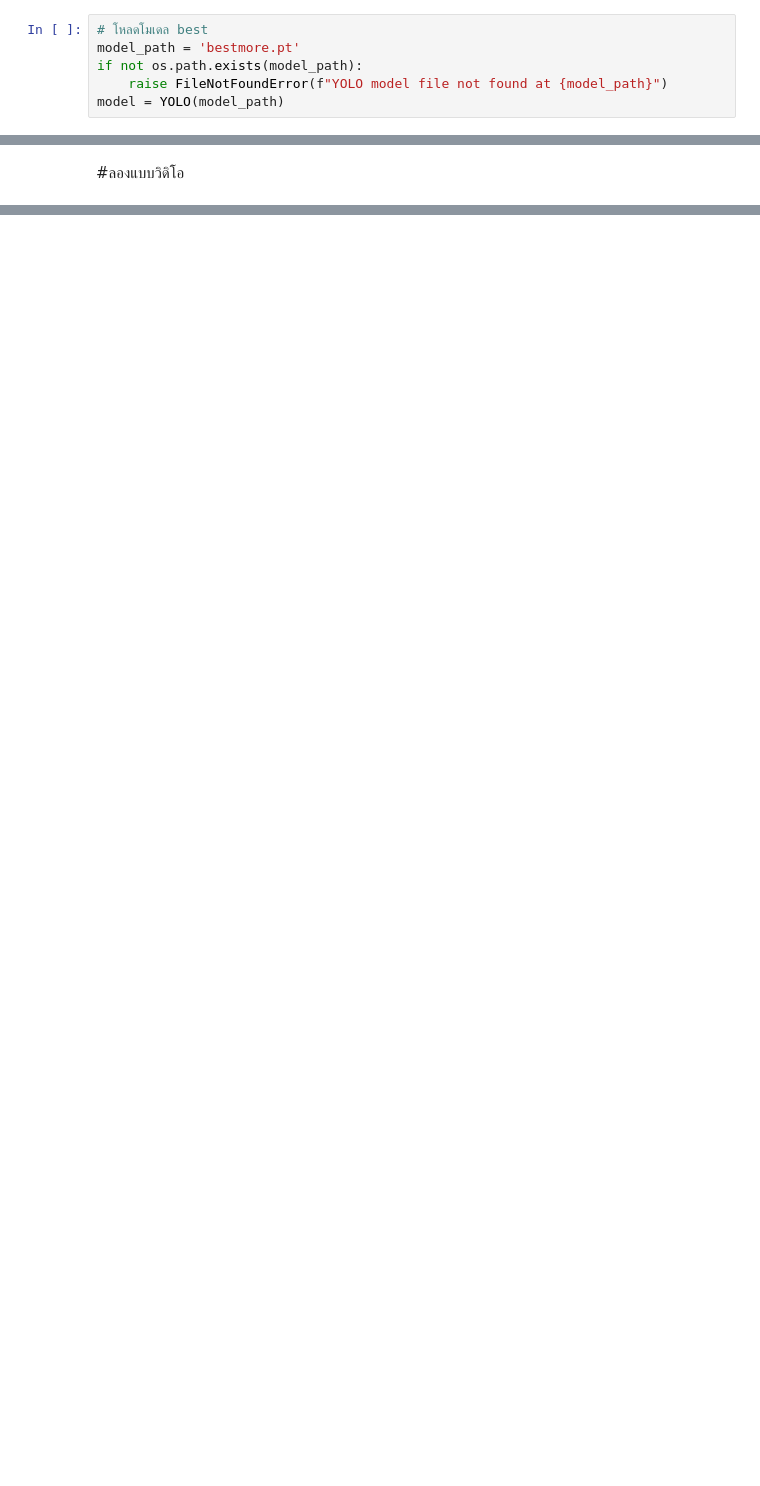
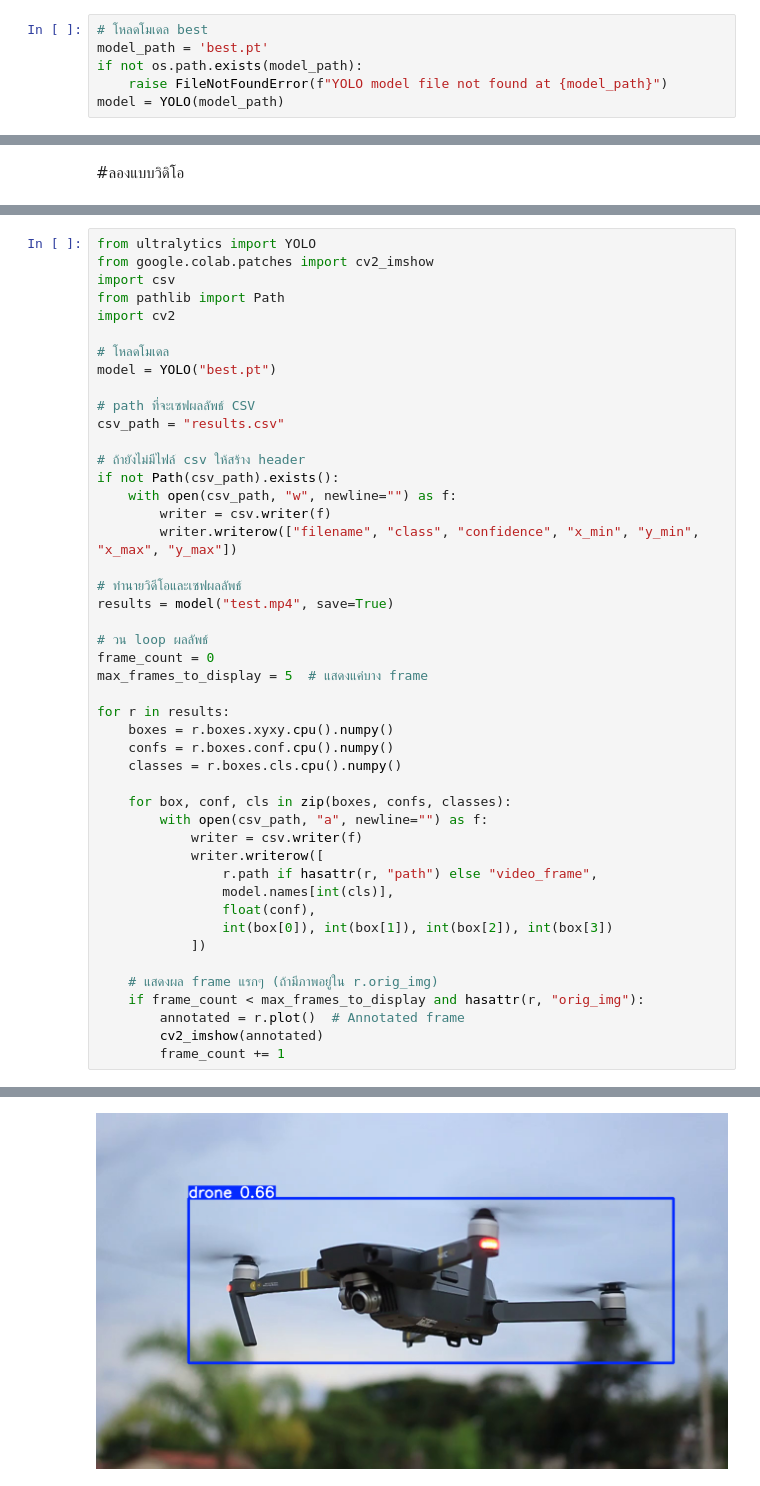
Before and after one commit to Tung0000/Object_custom_Yolov8, a Jupyter notebook: Train_Custom_YoloV8_Drone_new_.ipynb, the cells around one changed output, grey strips where cells are left out. Cells and saved outputs as stored; diff of their text form; blank space fills up the shorter version.

```diff
--- a/Train_Custom_YoloV8_Drone_new_.ipynb
+++ b/Train_Custom_YoloV8_Drone_new_.ipynb
@@ -193,6 +120,6 @@ b'PK\x03\x04'
 # %%
 # โหลดโมเดล best
-model_path = 'bestmore.pt'
+model_path = 'best.pt'
 if not os.path.exists(model_path):
     raise FileNotFoundError(f"YOLO model file not found at {model_path}")
 model = YOLO(model_path)
@@ -310,0 +162,47 @@ run_auto_input(file_path, model, output_path="result.mp4")
+# %%
+from ultralytics import YOLO
+from google.colab.patches import cv2_imshow
+import csv
+from pathlib import Path
+import cv2
+
+# โหลดโมเดล
+model = YOLO("best.pt")
+
+# path ที่จะเซฟผลลัพธ์ CSV
+csv_path = "results.csv"
+
+# ถ้ายังไม่มีไฟล์ csv ให้สร้าง header
+if not Path(csv_path).exists():
+    with open(csv_path, "w", newline="") as f:
+        writer = csv.writer(f)
+        writer.writerow(["filename", "class", "confidence", "x_min", "y_min", "x_max", "y_max"])
+
+# ทำนายวิดีโอและเซฟผลลัพธ์
+results = model("test.mp4", save=True)
+
+# วน loop ผลลัพธ์
+frame_count = 0
+max_frames_to_display = 5  # แสดงแค่บาง frame
+
+for r in results:
+    boxes = r.boxes.xyxy.cpu().numpy()
+    confs = r.boxes.conf.cpu().numpy()
+    classes = r.boxes.cls.cpu().numpy()
+
+    for box, conf, cls in zip(boxes, confs, classes):
+        with open(csv_path, "a", newline="") as f:
+            writer = csv.writer(f)
+            writer.writerow([
+                r.path if hasattr(r, "path") else "video_frame",
+                model.names[int(cls)],
+                float(conf),
+                int(box[0]), int(box[1]), int(box[2]), int(box[3])
+            ])
+
+    # แสดงผล frame แรกๆ (ถ้ามีภาพอยู่ใน r.orig_img)
+    if frame_count < max_frames_to_display and hasattr(r, "orig_img"):
+        annotated = r.plot()  # Annotated frame
+        cv2_imshow(annotated)
+        frame_count += 1
+# %% [output]
@@ -310,0 +226 @@ run_auto_input(file_path, model, output_path="result.mp4")
+[figure, added]
```
Also changed, not shown: parts of 16 cells of this notebook.
